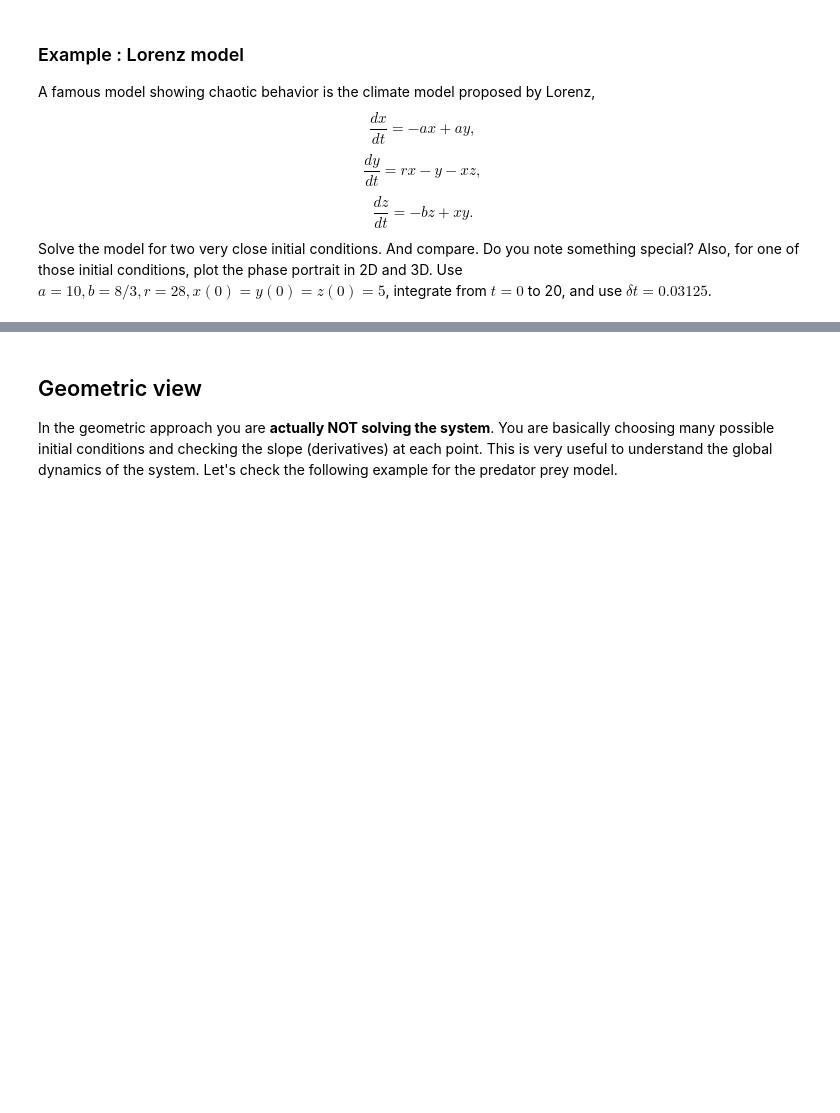
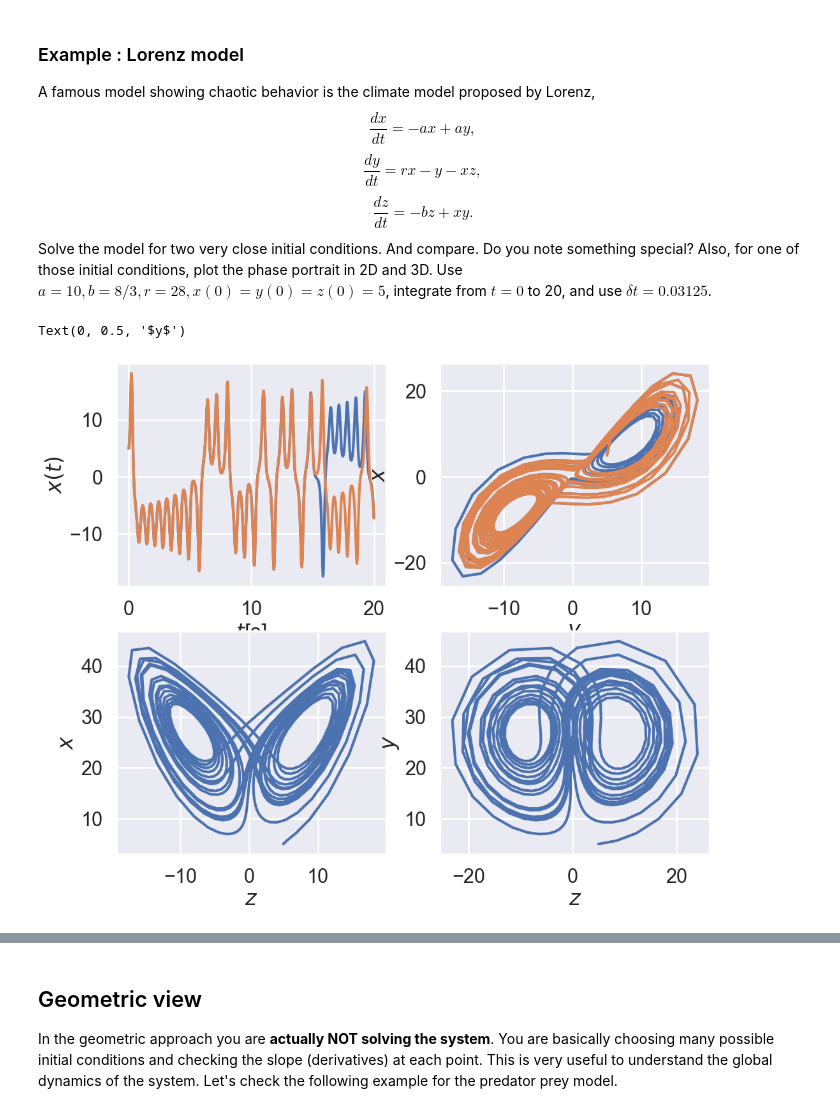
Before and after one commit to saguileran/2022-II-HerrComp, a Jupyter notebook: 05-ODE-IVP/ODESystems-PhasePlane.ipynb, the cells around one changed output, grey strips where cells are left out. Cells and saved outputs as stored; diff of their text form; code cells hidden in the pictures; blank space fills up the shorter version.

```diff
--- a/05-ODE-IVP/ODESystems-PhasePlane.ipynb
+++ b/05-ODE-IVP/ODESystems-PhasePlane.ipynb
@@ -377,33 +408,37 @@ def fderiv(t, y):
 
 sol1 = solve_ivp(fderiv, t_span=[T0, TF],
                 t_eval=np.arange(T0, TF+DT, DT),
                 y0=[X0, Y0, Z0])
 sol2 = solve_ivp(fderiv, t_span=[T0, TF],
                 t_eval=np.arange(T0, TF+DT, DT),
                 y0=[X0+0.0001, Y0, Z0])
 
 %matplotlib inline
 import matplotlib.pyplot as plt
 import seaborn as sns
 sns.set()
 sns.set_context("poster")
 
 fig, ax = plt.subplots(2,2, figsize=(12, 10))
 ax[0, 0].plot(sol1.t, sol1.y[0])
 ax[0, 0].plot(sol2.t, sol2.y[0])
 ax[0, 0].set_xlabel(r"$t$[s]")
 ax[0, 0].set_ylabel(r"$x(t)$")
 ax[0, 1].plot(sol1.y[0], sol1.y[1])
+ax[0, 1].plot(sol2.y[0], sol2.y[1])
 ax[0, 1].set_xlabel(r"$y$")
 ax[0, 1].set_ylabel(r"$x$")
 ax[1, 0].plot(sol1.y[0], sol1.y[2])
 ax[1, 0].set_xlabel(r"$z$")
 ax[1, 0].set_ylabel(r"$x$")
 ax[1, 1].plot(sol1.y[1], sol1.y[2])
 ax[1, 1].set_xlabel(r"$z$")
 ax[1, 1].set_ylabel(r"$y$")
 
 # See : https://www.youtube.com/watch?v=aAJkLh76QnM&t=2s
+# %% [output]
+Text(0, 0.5, '$y$')
+[figure, added]
 # %%
 from mpl_toolkits.mplot3d import Axes3D
 %matplotlib inline
```
Also changed, not shown: parts of 9 cells of this notebook, 1 other file.
